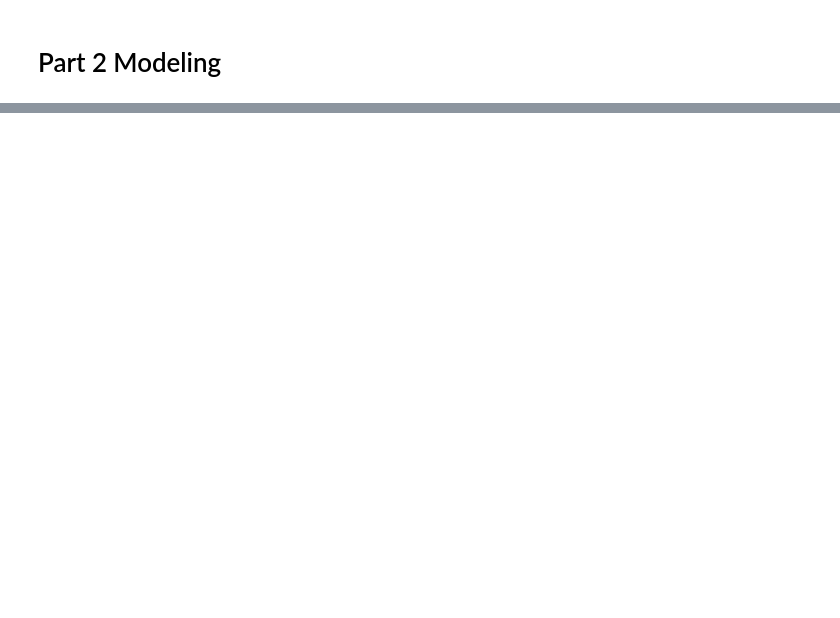
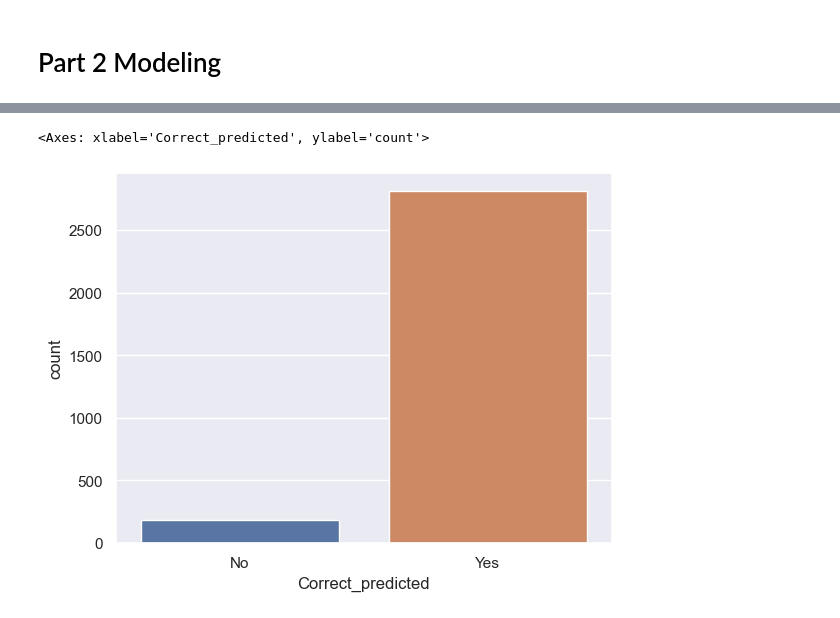
Before and after one commit to Zeeshan-99/Book_genre_classification, a Jupyter notebook: analysis.ipynb, the cells around one changed output, grey strips where cells are left out. Saved outputs shown, nothing was run; the diff lists cells and outputs as text; code cells hidden in the pictures; blank space fills up the shorter version.

```diff
--- a/analysis.ipynb
+++ b/analysis.ipynb
@@ -359,0 +463,5 @@ Random Forest Accuracy: 0.62
+# %%
+sns.countplot(x=df['Correct_predicted'])
+# %% [output]
+<Axes: xlabel='Correct_predicted', ylabel='count'>
+[figure, added]
```
Also changed, not shown: parts of 14 cells of this notebook.
